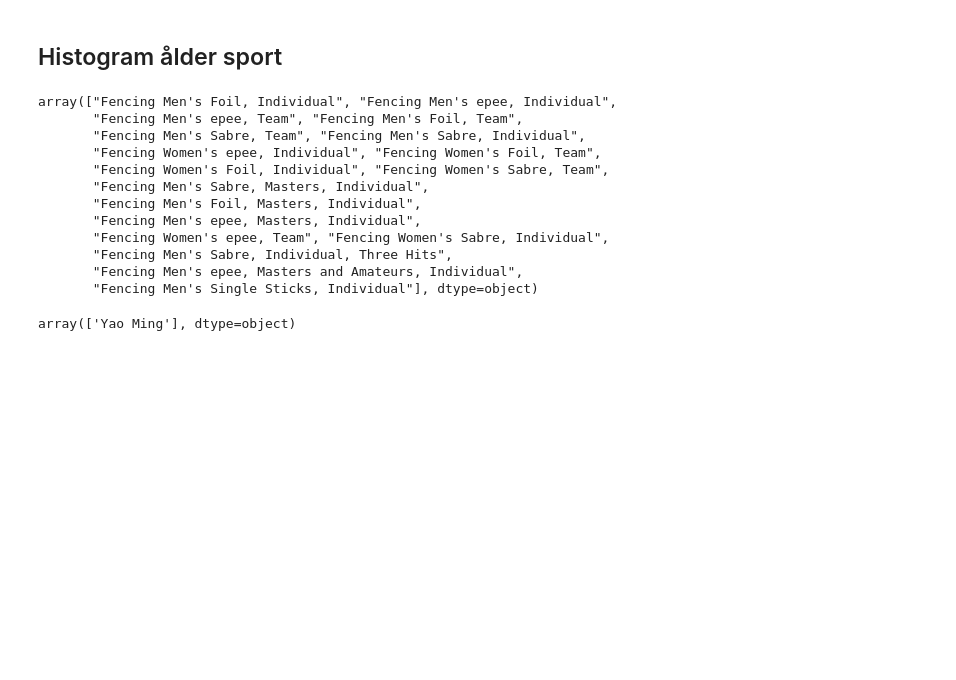
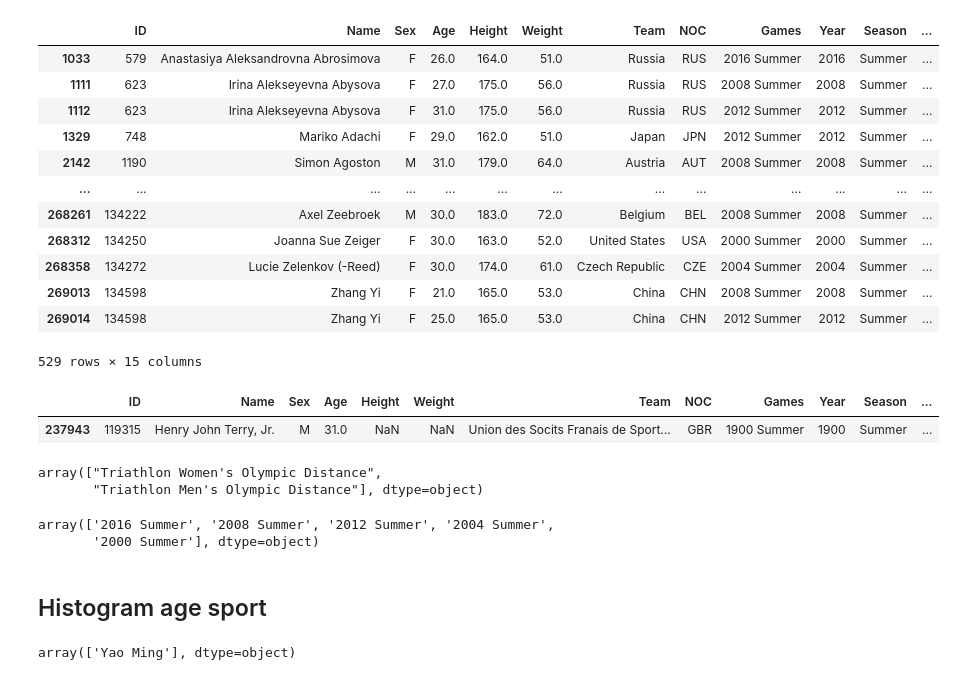
Before and after one commit to Erik-M-Larsson/Databehandling-OS-projekt-Felix-Tjernberg-Erik-Larsson, a Jupyter notebook: uppgift-2.ipynb, the cells around one changed output. Drawn from its saved outputs; the diff is of its cells as text; code cells hidden in the pictures; blank space fills up the shorter version.

```diff
--- a/uppgift-2.ipynb
+++ b/uppgift-2.ipynb
@@ -9,24 +26,40 @@ os_data_raw = pd.read_csv("raw-data/athlete_events.csv")
+# %%
+#Chose sport
+sport = "Triathlon"
+sport_data = os_data_raw.query("Sport == @sport")
+
+sport_data
+# %% [output]
+|  | ID | Name | Sex | Age | Height | Weight | Team | NOC | Games | Year | Season | ... |
+| 1033 | 579 | Anastasiya Aleksandrovna Abrosimova | F | 26.0 | 164.0 | 51.0 | Russia | RUS | 2016 Summer | 2016 | Summer | ... |
+| 1111 | 623 | Irina Alekseyevna Abysova | F | 27.0 | 175.0 | 56.0 | Russia | RUS | 2008 Summer | 2008 | Summer | ... |
+| 1112 | 623 | Irina Alekseyevna Abysova | F | 31.0 | 175.0 | 56.0 | Russia | RUS | 2012 Summer | 2012 | Summer | ... |
+| 1329 | 748 | Mariko Adachi | F | 29.0 | 162.0 | 51.0 | Japan | JPN | 2012 Summer | 2012 | Summer | ... |
+| 2142 | 1190 | Simon Agoston | M | 31.0 | 179.0 | 64.0 | Austria | AUT | 2008 Summer | 2008 | Summer | ... |
+| ... | ... | ... | ... | ... | ... | ... | ... | ... | ... | ... | ... | ... |
+| 268261 | 134222 | Axel Zeebroek | M | 30.0 | 183.0 | 72.0 | Belgium | BEL | 2008 Summer | 2008 | Summer | ... |
+| 268312 | 134250 | Joanna Sue Zeiger | F | 30.0 | 163.0 | 52.0 | United States | USA | 2000 Summer | 2000 | Summer | ... |
+| 268358 | 134272 | Lucie Zelenkov (-Reed) | F | 30.0 | 174.0 | 61.0 | Czech Republic | CZE | 2004 Summer | 2004 | Summer | ... |
+| 269013 | 134598 | Zhang Yi | F | 21.0 | 165.0 | 53.0 | China | CHN | 2008 Summer | 2008 | Summer | ... |
+| 269014 | 134598 | Zhang Yi | F | 25.0 | 165.0 | 53.0 | China | CHN | 2012 Summer | 2012 | Summer | ... |
+529 rows × 15 columns
+# %%
+os_data_raw.query("ID == 119315")
+# %% [output]
+|  | ID | Name | Sex | Age | Height | Weight | Team | NOC | Games | Year | Season | ... |
+| 237943 | 119315 | Henry John Terry, Jr. | M | 31.0 | NaN | NaN | Union des Socits Franais de Sport... | GBR | 1900 Summer | 1900 | Summer | ... |
+# %%
+sport_data["Event"].unique()
+# %% [output]
+array(["Triathlon Women's Olympic Distance",
+       "Triathlon Men's Olympic Distance"], dtype=object)
+# %%
+sport_data["Games"].unique()
+# %% [output]
+array(['2016 Summer', '2008 Summer', '2012 Summer', '2004 Summer',
+       '2000 Summer'], dtype=object)
 # %% [markdown]
-## Histogram ålder sport
+## Histogram age sport
-# %%
-#Chose sport
-sport = "Fencing"
-sport_data = os_data_raw.query("Sport == @sport")
-
-sport_data["Event"].unique()
-# %% [output]
-array(["Fencing Men's Foil, Individual", "Fencing Men's epee, Individual",
-       "Fencing Men's epee, Team", "Fencing Men's Foil, Team",
-       "Fencing Men's Sabre, Team", "Fencing Men's Sabre, Individual",
-       "Fencing Women's epee, Individual", "Fencing Women's Foil, Team",
-       "Fencing Women's Foil, Individual", "Fencing Women's Sabre, Team",
-       "Fencing Men's Sabre, Masters, Individual",
-       "Fencing Men's Foil, Masters, Individual",
-       "Fencing Men's epee, Masters, Individual",
-       "Fencing Women's epee, Team", "Fencing Women's Sabre, Individual",
-       "Fencing Men's Sabre, Individual, Three Hits",
-       "Fencing Men's epee, Masters and Amateurs, Individual",
-       "Fencing Men's Single Sticks, Individual"], dtype=object)
 # %%
 plots.age_histogram(sport_data)
 # %%
```
Also changed, not shown: parts of 3 cells of this notebook, 2 other files.
